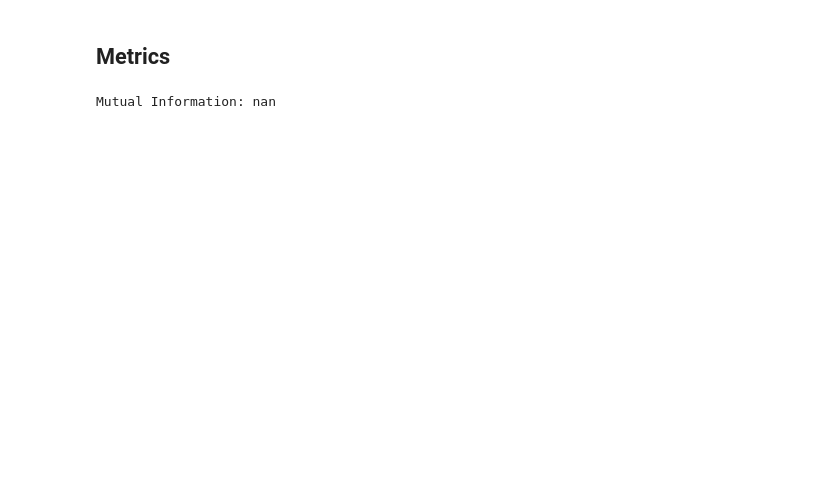
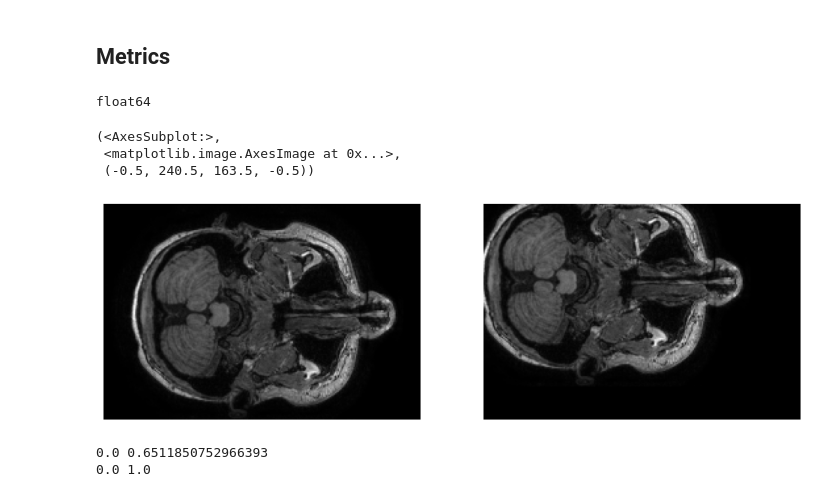
Before and after one commit to ftach/MedicalImageAnalysis, a Jupyter notebook: Registration/LAB3.ipynb, the cells around one changed output. Cells and saved outputs as stored; diff of their text form; code cells hidden in the pictures; blank space fills up the shorter version.

```diff
--- a/Registration/LAB3.ipynb
+++ b/Registration/LAB3.ipynb
@@ -172,7 +178,22 @@ def calculate_mutual_information(img1, img2):
 
     return mi
 # %%
-mutual_information = calculate_mutual_information(mr_img1[:, :, 100],mr_img1[:, :, 100])
-print(f"Mutual Information: {mutual_information}")
+moved_img = translate_tranform(mr_img1[:, :, 100], (25, 25))
 # %% [output]
-Mutual Information: nan
+float64
+# %%
+plt.figure(figsize=(12, 8))
+mr_img1 = mr_img1 / np.max(mr_img1)
+plt.subplot(1,2,1), plt.imshow(mr_img1[:, :, 100], cmap='gray'), plt.axis('off')
+plt.subplot(1,2,2), plt.imshow(moved_img, cmap='gray'), plt.axis('off')
+# %% [output]
+(<AxesSubplot:>,
+ <matplotlib.image.AxesImage at 0x...>,
+ (-0.5, 240.5, 163.5, -0.5))
+[figure, added]
+# %%
+print(np.min(mr_img1[:, :, 100]), np.max(mr_img1[:, :, 100]))
+print(np.min(moved_img), np.max(moved_img))
+# %% [output]
+0.0 0.6511850752966393
+0.0 1.0
```
Also changed, not shown: parts of 8 cells of this notebook.
